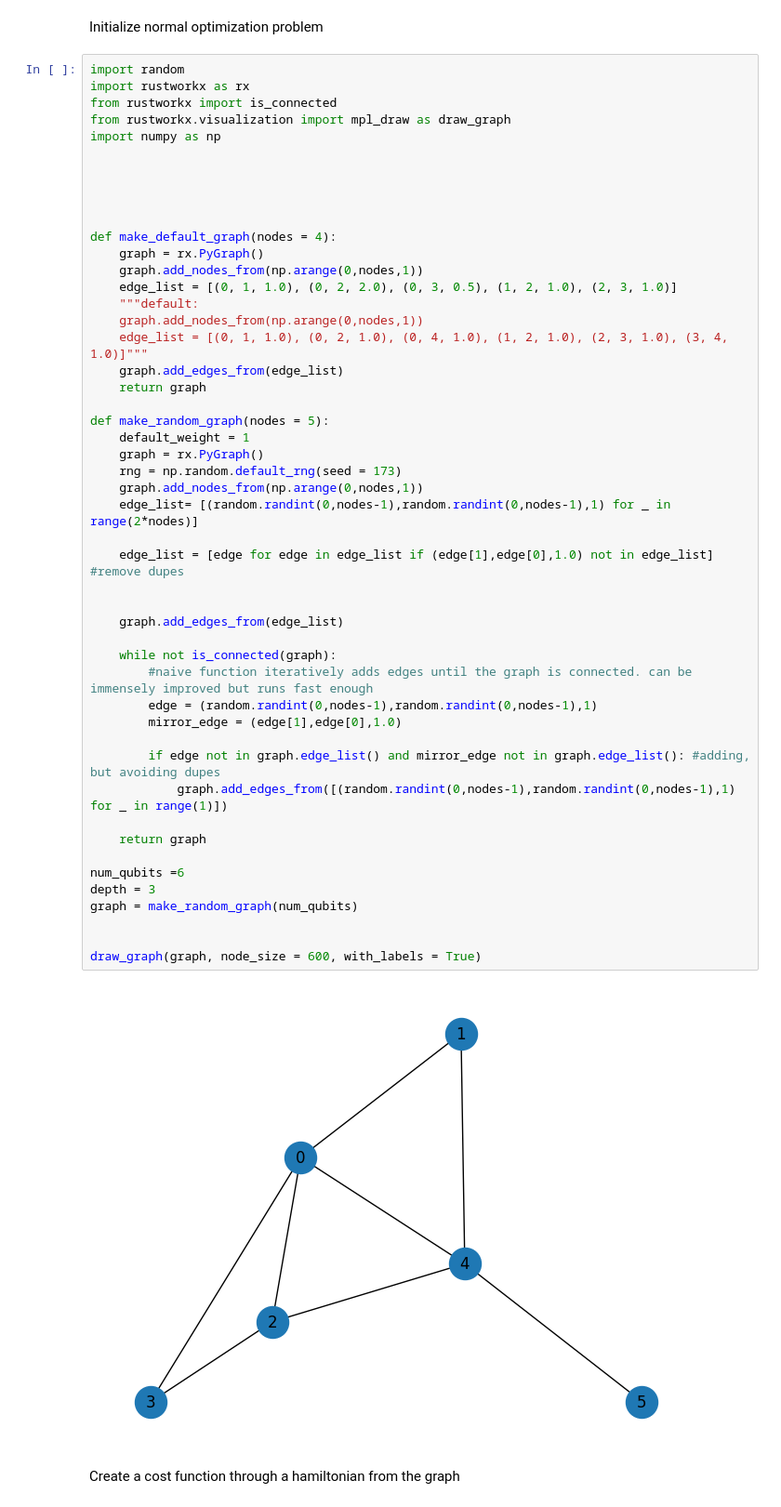
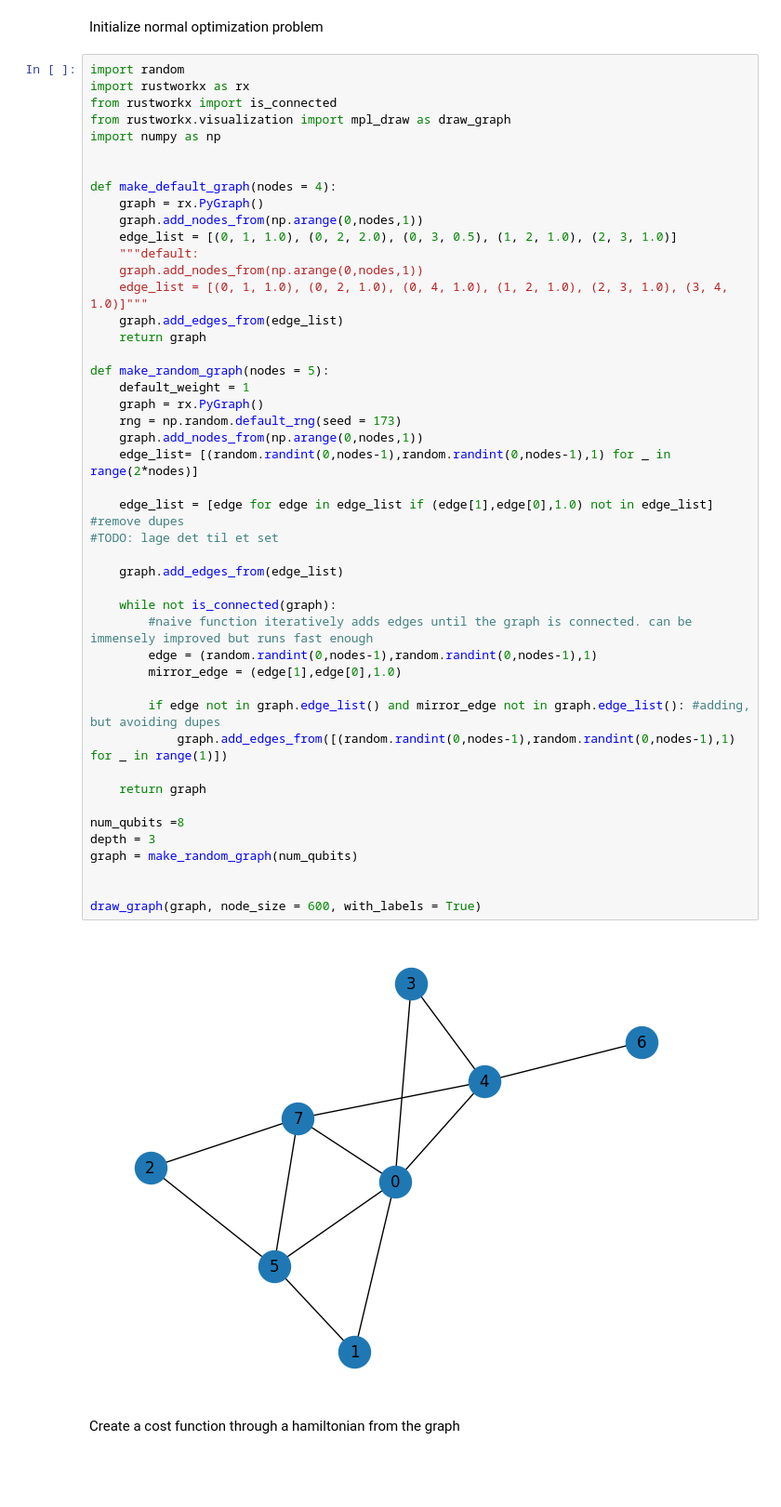
Before and after one commit to Smeidir/QAOA, a Jupyter notebook: MaxCutQaoa.ipynb, the cells around one changed output. Shown at 93% size. Drawn from its saved outputs; the diff is of its cells as text; blank space fills up the shorter version.

```diff
--- a/MaxCutQaoa.ipynb
+++ b/MaxCutQaoa.ipynb
@@ -6,9 +6,6 @@ import rustworkx as rx
 from rustworkx import is_connected
 from rustworkx.visualization import mpl_draw as draw_graph
 import numpy as np
-
-
-
 
 
 def make_default_graph(nodes = 4):
@@ -21,36 +18,36 @@ def make_default_graph(nodes = 4):
     graph.add_edges_from(edge_list)
     return graph
 
 def make_random_graph(nodes = 5):
     default_weight = 1
     graph = rx.PyGraph()
     rng = np.random.default_rng(seed = 173)
     graph.add_nodes_from(np.arange(0,nodes,1))
     edge_list= [(random.randint(0,nodes-1),random.randint(0,nodes-1),1) for _ in range(2*nodes)]
 
     edge_list = [edge for edge in edge_list if (edge[1],edge[0],1.0) not in edge_list] #remove dupes
-
+#TODO: lage det til et set
 
     graph.add_edges_from(edge_list)
 
     while not is_connected(graph):
         #naive function iteratively adds edges until the graph is connected. can be immensely improved but runs fast enough
         edge = (random.randint(0,nodes-1),random.randint(0,nodes-1),1)
         mirror_edge = (edge[1],edge[0],1.0)
 
         if edge not in graph.edge_list() and mirror_edge not in graph.edge_list(): #adding, but avoiding dupes
             graph.add_edges_from([(random.randint(0,nodes-1),random.randint(0,nodes-1),1) for _ in range(1)])
 
     return graph
 
-num_qubits =6
+num_qubits =8
 depth = 3
 graph = make_random_graph(num_qubits)
 
 
 draw_graph(graph, node_size = 600, with_labels = True)
 # %% [output]
-[figure, old version]
+[figure, new version]
 # %% [markdown]
 Create a cost function through a hamiltonian from the graph
 # %%
```
Also changed, not shown: parts of 19 cells of this notebook, 6 other files.
